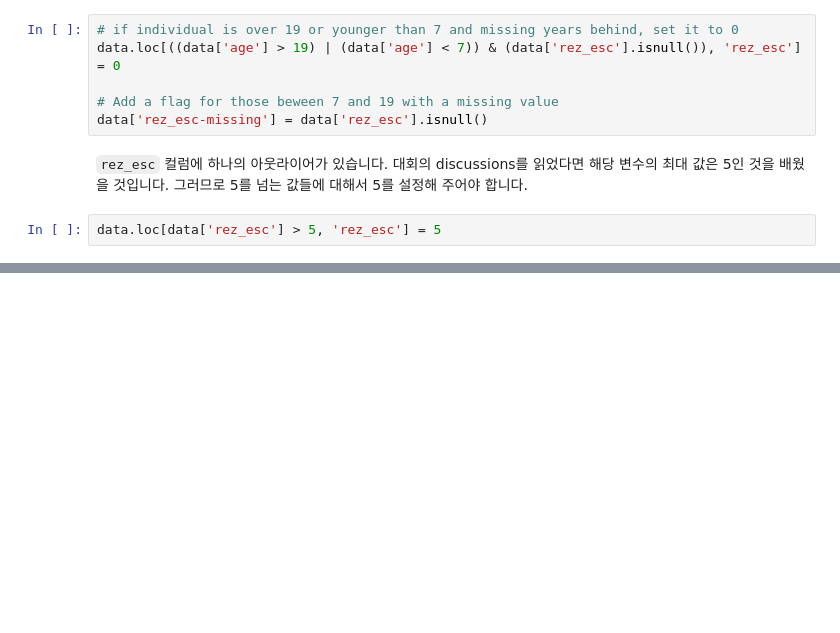
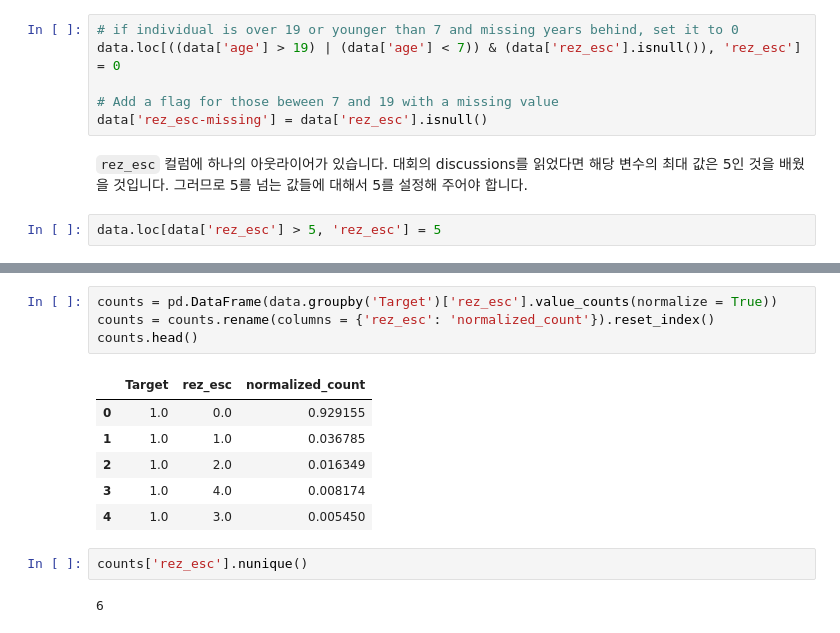
Before and after one commit to stk346/Kaggle, a Jupyter notebook: Costa Rican Household Poverty Level Prediction/A_Complete_Introduction_and_Walkthrough.ipynb, the cells around one changed output, grey strips where cells are left out. Saved outputs shown, nothing was run; the diff lists cells and outputs as text; blank space fills up the shorter version.

```diff
--- a/Costa Rican Household Poverty Level Prediction/A_Complete_Introduction_and_Walkthrough.ipynb
+++ b/Costa Rican Household Poverty Level Prediction/A_Complete_Introduction_and_Walkthrough.ipynb
@@ -787,0 +864,15 @@ data.loc[data['rez_esc'] > 5, 'rez_esc'] = 5
+# %%
+counts = pd.DataFrame(data.groupby('Target')['rez_esc'].value_counts(normalize = True))
+counts = counts.rename(columns = {'rez_esc': 'normalized_count'}).reset_index()
+counts.head()
+# %% [output]
+|  | Target | rez_esc | normalized_count |
+| 0 | 1.0 | 0.0 | 0.929155 |
+| 1 | 1.0 | 1.0 | 0.036785 |
+| 2 | 1.0 | 2.0 | 0.016349 |
+| 3 | 1.0 | 4.0 | 0.008174 |
+| 4 | 1.0 | 3.0 | 0.005450 |
+# %%
+counts['rez_esc'].nunique()
+# %% [output]
+6
```
Also changed, not shown: parts of 9 cells of this notebook.
